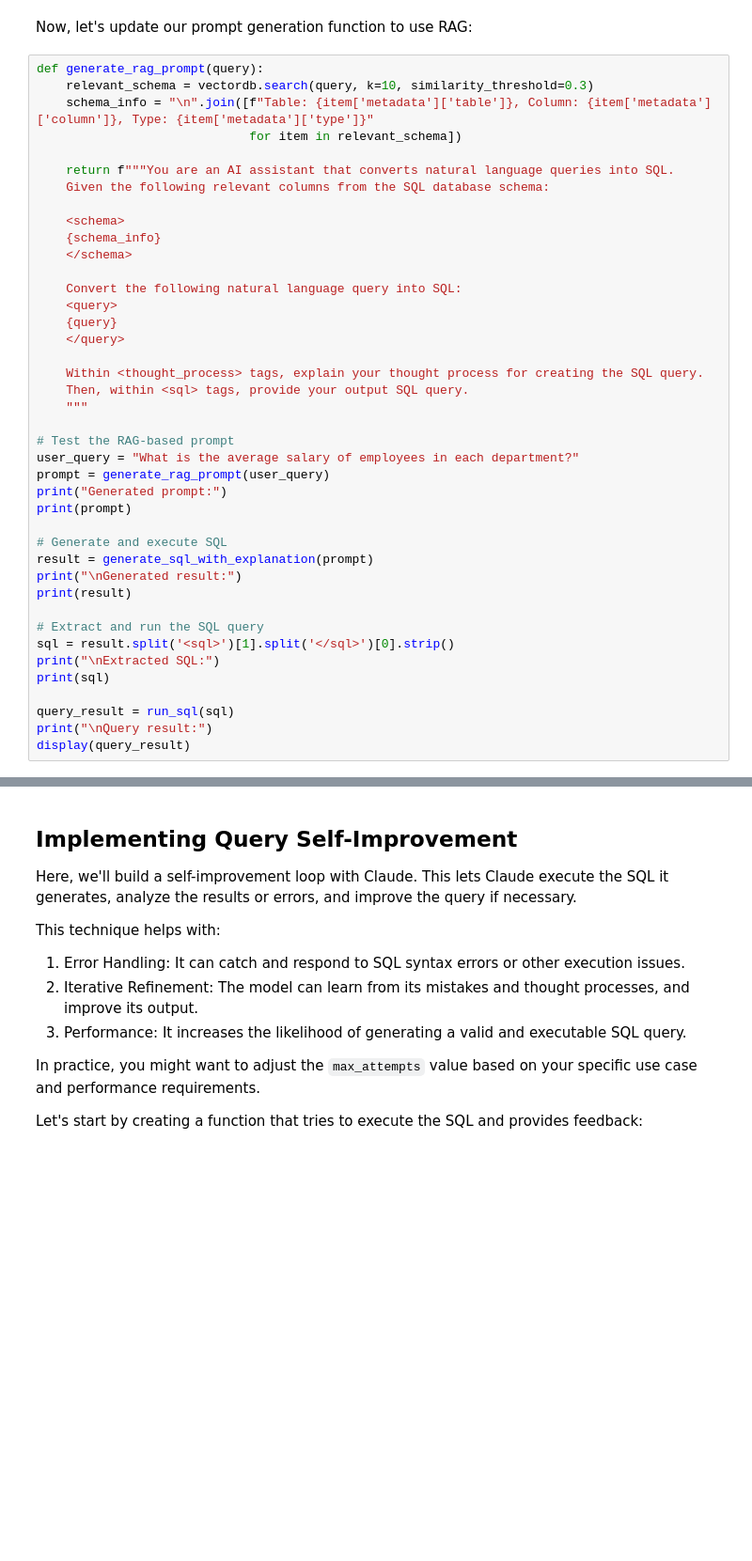
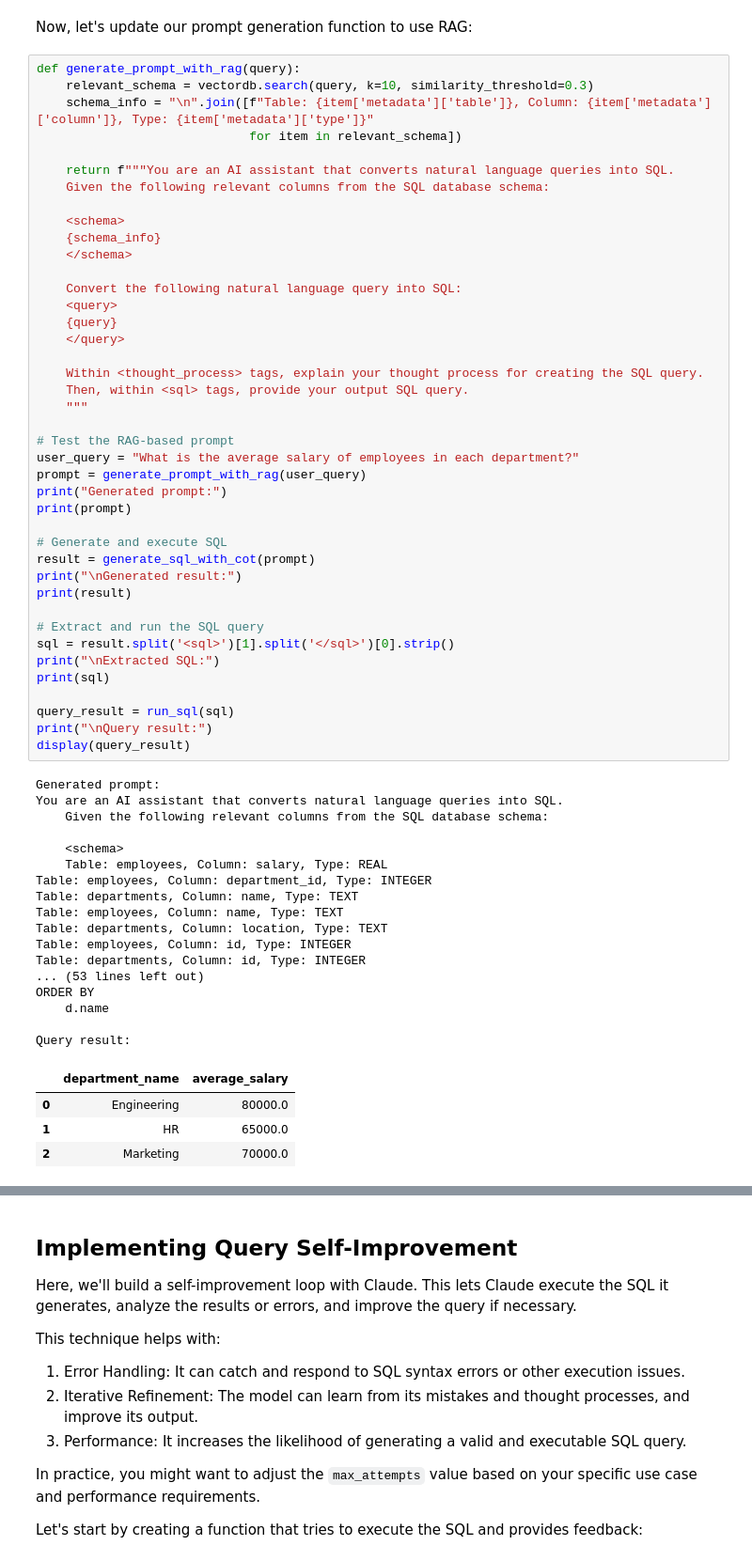
Before and after one commit to anthropics/anthropic-cookbook, a Jupyter notebook: skills/text_to_sql/guide.ipynb, the cells around one changed output, grey strips where cells are left out. Shown at 94% size. Cells and saved outputs as stored; diff of their text form; blank space fills up the shorter version.

Commit message:
WIP Text to SQL - 3/4 evals

```diff
--- a/skills/text_to_sql/guide.ipynb
+++ b/skills/text_to_sql/guide.ipynb
@@ -414,7 +549,7 @@ for result in results:
 # %% [markdown]
 Now, let's update our prompt generation function to use RAG:
 # %%
-def generate_rag_prompt(query):
+def generate_prompt_with_rag(query):
     relevant_schema = vectordb.search(query, k=10, similarity_threshold=0.3)
     schema_info = "\n".join([f"Table: {item['metadata']['table']}, Column: {item['metadata']['column']}, Type: {item['metadata']['type']}"
                              for item in relevant_schema])
@@ -425,32 +560,54 @@ def generate_rag_prompt(query):
     <schema>
     {schema_info}
     </schema>
 
     Convert the following natural language query into SQL:
     <query>
     {query}
     </query>
 
     Within <thought_process> tags, explain your thought process for creating the SQL query.
     Then, within <sql> tags, provide your output SQL query.
     """
 
 # Test the RAG-based prompt
 user_query = "What is the average salary of employees in each department?"
-prompt = generate_rag_prompt(user_query)
+prompt = generate_prompt_with_rag(user_query)
 print("Generated prompt:")
 print(prompt)
 
 # Generate and execute SQL
-result = generate_sql_with_explanation(prompt)
+result = generate_sql_with_cot(prompt)
 print("\nGenerated result:")
 print(result)
 
 # Extract and run the SQL query
 sql = result.split('<sql>')[1].split('</sql>')[0].strip()
 print("\nExtracted SQL:")
 print(sql)
 
 query_result = run_sql(sql)
 print("\nQuery result:")
 display(query_result)
+# %% [output]
+Generated prompt:
+You are an AI assistant that converts natural language queries into SQL.
+    Given the following relevant columns from the SQL database schema:
+
+    <schema>
+    Table: employees, Column: salary, Type: REAL
+Table: employees, Column: department_id, Type: INTEGER
+Table: departments, Column: name, Type: TEXT
+Table: employees, Column: name, Type: TEXT
+Table: departments, Column: location, Type: TEXT
+Table: employees, Column: id, Type: INTEGER
+Table: departments, Column: id, Type: INTEGER
+... (53 lines left out)
+ORDER BY
+    d.name
+
+Query result:
+|  | department_name | average_salary |
+| 0 | Engineering | 80000.0 |
+| 1 | HR | 65000.0 |
+| 2 | Marketing | 70000.0 |
```
Also changed, not shown: parts of 14 cells of this notebook, 4 other files.
